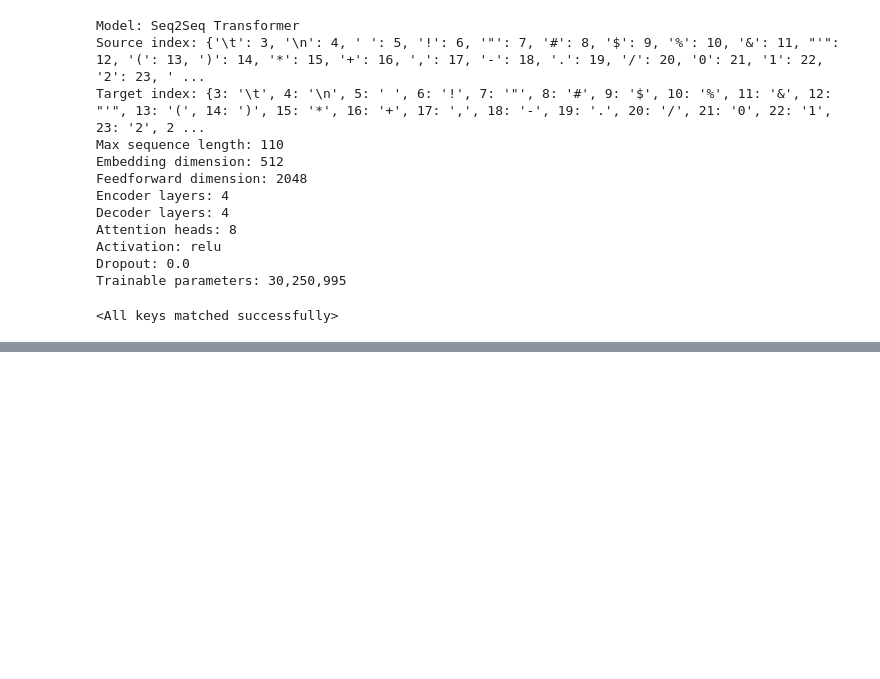
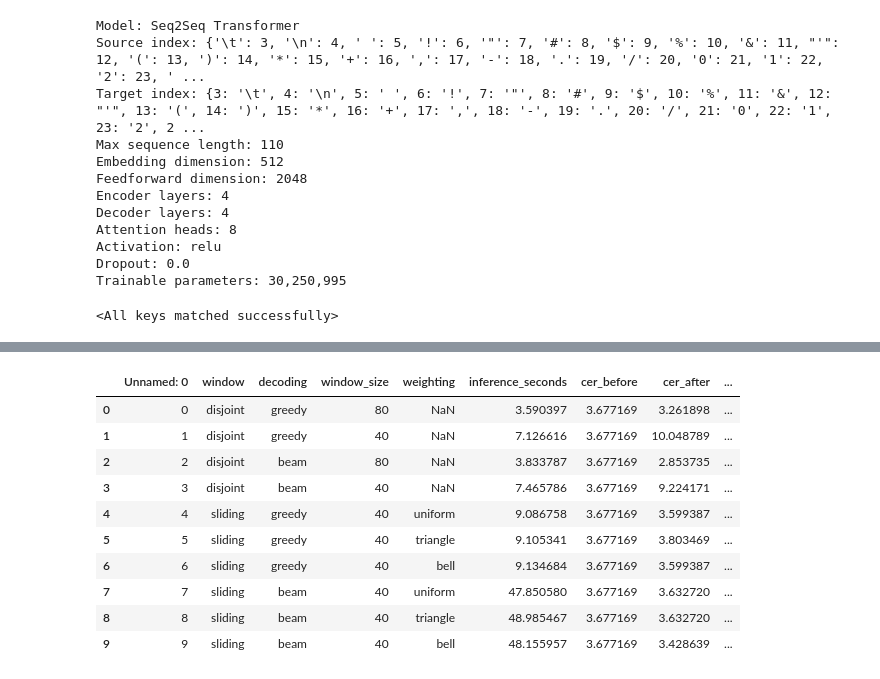
Before and after one commit to ReadingTimeMachine/ocr_post_correction, a Jupyter notebook: 3_evaluate_new.ipynb, the cells around one changed output, grey strips where cells are left out. Drawn from its saved outputs; the diff is of its cells as text; code cells hidden in the pictures; blank space fills up the shorter version.

Commit message:
eval

```diff
--- a/3_evaluate_new.ipynb
+++ b/3_evaluate_new.ipynb
@@ -1,16 +1,23 @@
 # %%
-# where is data?
-#output_folder = '/home/jnaiman/data/morgan/' # HAL
-output_folder = '/Users/jnaiman/Downloads/tmp/ocrpost/data/morgan/' # local
+# -------- Local -------
+#output_folder = '/Users/jnaiman/Downloads/tmp/ocrpost/data/morgan/' # local
+#model_save_dir = '/Users/jnaiman/Downloads/tmp/ocrpost/data/morgan/models/' # local
+#file_dir = '/Users/jnaiman/Dropbox/wwt_image_extraction/OCRPostCorrection/alignments/'
+#lib_dir = '../scienceDigitization/text_mining_ocr_and_pdf/ocr_spell_check/'
+#post_correction_repo_dir = '../'
+
+
+# -------- HAL -----------
+output_folder = '/home/jnaiman/data/morgan/' # HAL
+model_save_dir = '/home/jnaiman/data/morgan/models/' # HAL
+file_dir = '/home/jnaiman/wwt_image_extraction/alignments/'
+lib_dir = '/home/jnaiman/libraries/'
+post_correction_repo_dir = '/home/jnaiman/repos/'
+
 
 ender = '_small_words' # small has 100,000 for training, 5000 for dev
-
 # model save dir
-#model_save_dir = '/home/jnaiman/data/morgan/models/'
-model_save_dir = '/Users/jnaiman/Downloads/tmp/ocrpost/data/morgan/models/' # local
 model_file = 'new_torch_file_new_pages_small_words.pt'
-
-file_dir = '/Users/jnaiman/Dropbox/wwt_image_extraction/OCRPostCorrection/alignments/'
 test_file = 'test_masked_n5000_20230510.csv'
 
 
@@ -935,0 +1552,16 @@ evaluating all methods...
+# %%
+evaluation = pd.read_csv(output_folder + 'eval/evaluation60new.csv')
+# %%
+evaluation
+# %% [output]
+|  | Unnamed: 0 | window | decoding | window_size | weighting | inference_seconds | cer_before | cer_after | ... |
+| 0 | 0 | disjoint | greedy | 80 | NaN | 3.590397 | 3.677169 | 3.261898 | ... |
+| 1 | 1 | disjoint | greedy | 40 | NaN | 7.126616 | 3.677169 | 10.048789 | ... |
+| 2 | 2 | disjoint | beam | 80 | NaN | 3.833787 | 3.677169 | 2.853735 | ... |
+| 3 | 3 | disjoint | beam | 40 | NaN | 7.465786 | 3.677169 | 9.224171 | ... |
+| 4 | 4 | sliding | greedy | 40 | uniform | 9.086758 | 3.677169 | 3.599387 | ... |
+| 5 | 5 | sliding | greedy | 40 | triangle | 9.105341 | 3.677169 | 3.803469 | ... |
+| 6 | 6 | sliding | greedy | 40 | bell | 9.134684 | 3.677169 | 3.599387 | ... |
+| 7 | 7 | sliding | beam | 40 | uniform | 47.850580 | 3.677169 | 3.632720 | ... |
+| 8 | 8 | sliding | beam | 40 | triangle | 48.985467 | 3.677169 | 3.632720 | ... |
+| 9 | 9 | sliding | beam | 40 | bell | 48.155957 | 3.677169 | 3.428639 | ... |
```
Also changed, not shown: parts of 20 cells of this notebook.
